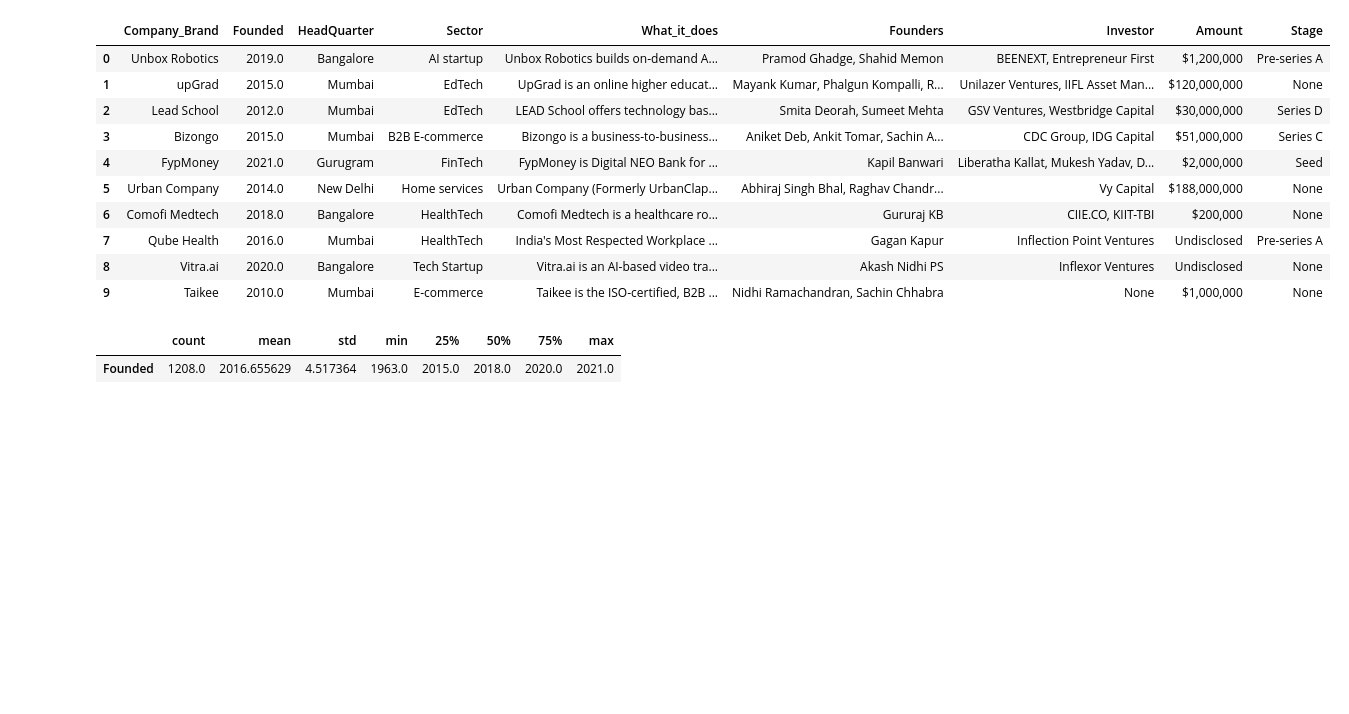
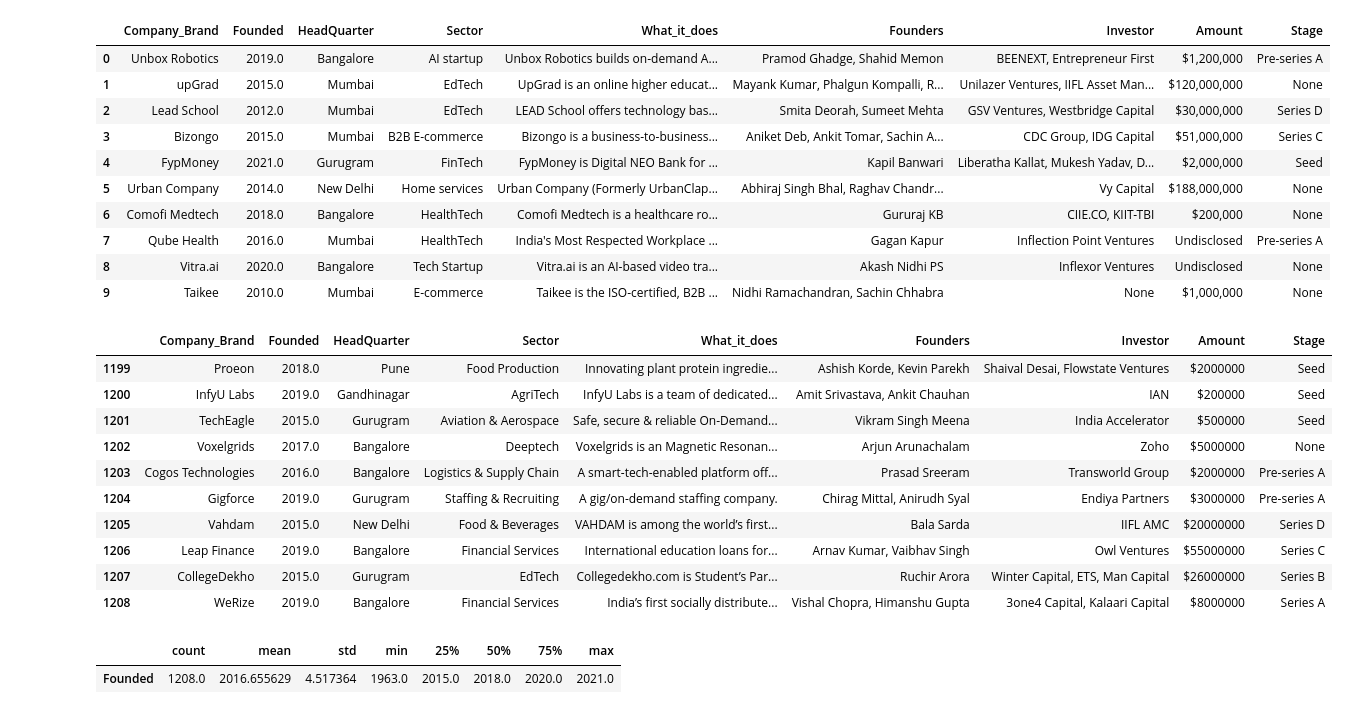
Before and after one commit to codeayiku/Demo-indian-start-up, a Jupyter notebook: Notebooks/India.ipynb, the cells around one changed output. Drawn from its saved outputs; the diff is of its cells as text; code cells hidden in the pictures; blank space fills up the shorter version.

Commit message:
add data 3 and 4

```diff
--- a/Notebooks/India.ipynb
+++ b/Notebooks/India.ipynb
@@ -325,6 +326,20 @@ data2.head(10)
 | 7 | Qube Health | 2016.0 | Mumbai | HealthTech | India's Most Respected Workplace ... | Gagan Kapur | Inflection Point Ventures | Undisclosed | Pre-series A |
 | 8 | Vitra.ai | 2020.0 | Bangalore | Tech Startup | Vitra.ai is an AI-based video tra... | Akash Nidhi PS | Inflexor Ventures | Undisclosed | None |
 | 9 | Taikee | 2010.0 | Mumbai | E-commerce | Taikee is the ISO-certified, B2B ... | Nidhi Ramachandran, Sachin Chhabra | None | $1,000,000 | None |
+# %%
+data2.tail(10)
+# %% [output]
+|  | Company_Brand | Founded | HeadQuarter | Sector | What_it_does | Founders | Investor | Amount | Stage |
+| 1199 | Proeon | 2018.0 | Pune | Food Production | Innovating plant protein ingredie... | Ashish Korde, Kevin Parekh | Shaival Desai, Flowstate Ventures | $2000000 | Seed |
+| 1200 | InfyU Labs | 2019.0 | Gandhinagar | AgriTech | InfyU Labs is a team of dedicated... | Amit Srivastava, Ankit Chauhan | IAN | $200000 | Seed |
+| 1201 | TechEagle | 2015.0 | Gurugram | Aviation & Aerospace | Safe, secure & reliable On-Demand... | Vikram Singh Meena | India Accelerator | $500000 | Seed |
+| 1202 | Voxelgrids | 2017.0 | Bangalore | Deeptech | Voxelgrids is an Magnetic Resonan... | Arjun Arunachalam | Zoho | $5000000 | None |
+| 1203 | Cogos Technologies | 2016.0 | Bangalore | Logistics & Supply Chain | A smart-tech-enabled platform off... | Prasad Sreeram | Transworld Group | $2000000 | Pre-series A |
+| 1204 | Gigforce | 2019.0 | Gurugram | Staffing & Recruiting | A gig/on-demand staffing company. | Chirag Mittal, Anirudh Syal | Endiya Partners | $3000000 | Pre-series A |
+| 1205 | Vahdam | 2015.0 | New Delhi | Food & Beverages | VAHDAM is among the world’s first... | Bala Sarda | IIFL AMC | $20000000 | Series D |
+| 1206 | Leap Finance | 2019.0 | Bangalore | Financial Services | International education loans for... | Arnav Kumar, Vaibhav Singh | Owl Ventures | $55000000 | Series C |
+| 1207 | CollegeDekho | 2015.0 | Gurugram | EdTech | Collegedekho.com is Student’s Par... | Ruchir Arora | Winter Capital, ETS, Man Capital | $26000000 | Series B |
+| 1208 | WeRize | 2019.0 | Bangalore | Financial Services | India’s first socially distribute... | Vishal Chopra, Himanshu Gupta | 3one4 Capital, Kalaari Capital | $8000000 | Series A |
 # %%
 #Summary statistics
 data2.describe().T
```
Also changed, not shown: parts of 25 cells of this notebook.
